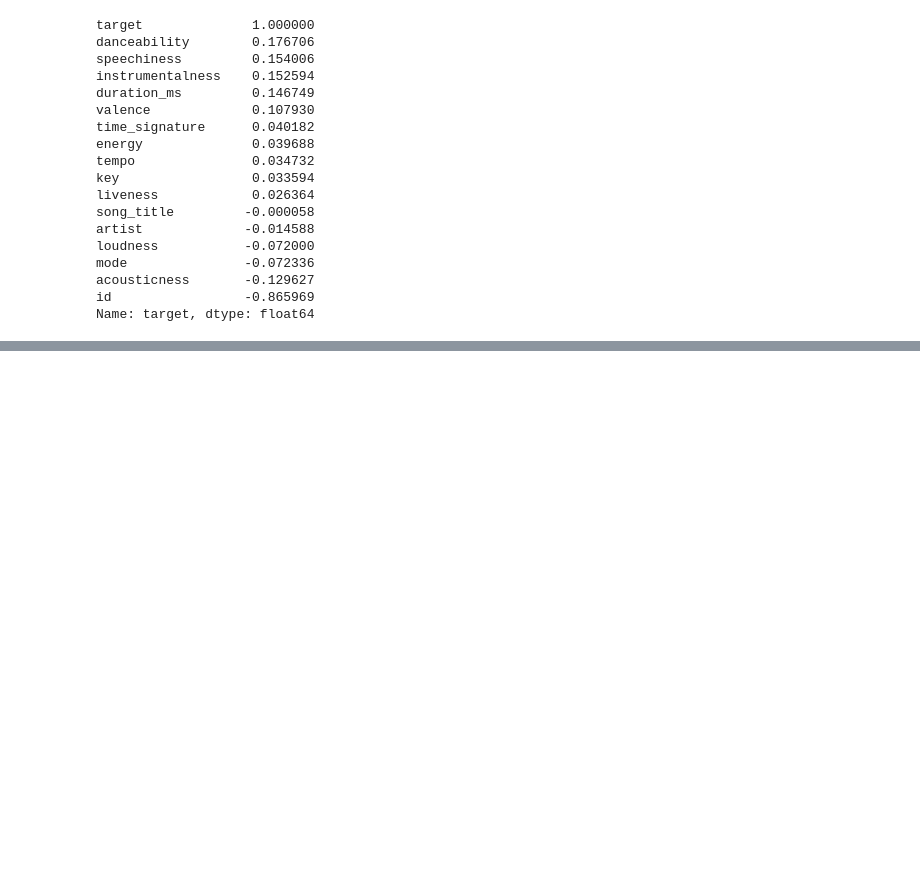
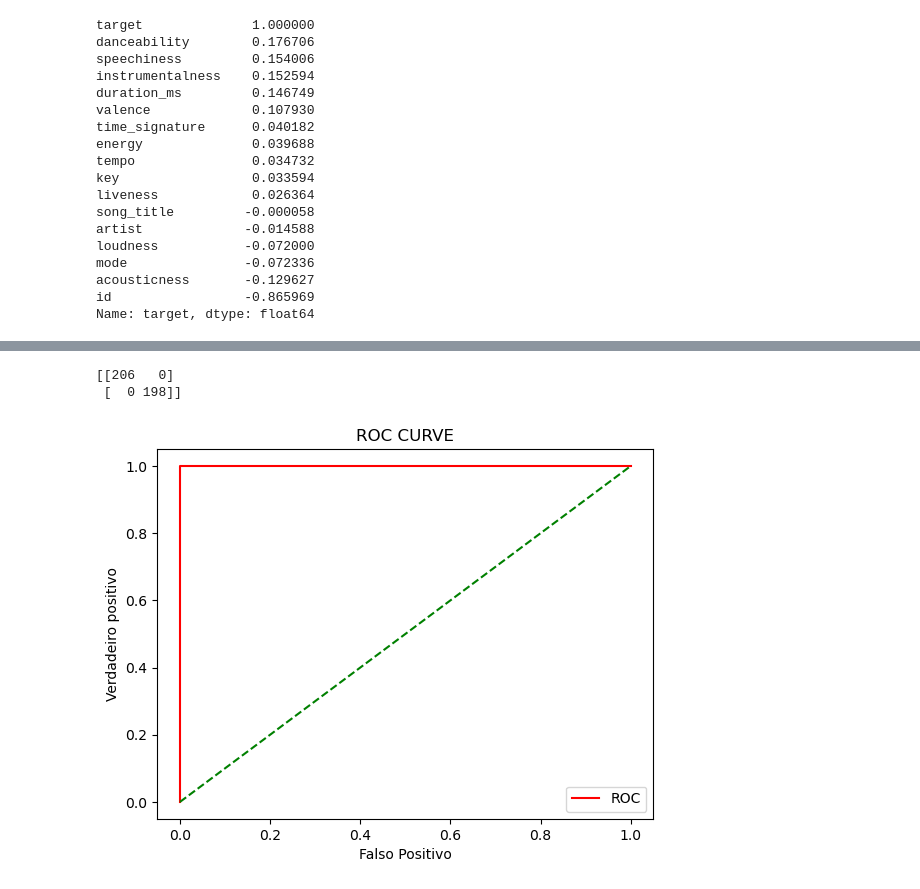
Before and after one commit to dougbatista/fiap, a Jupyter notebook: Deep learning/Notebooks/Ex_3.ipynb, the cells around one changed output, grey strips where cells are left out. Saved outputs shown, nothing was run; the diff lists cells and outputs as text; code cells hidden in the pictures; blank space fills up the shorter version.

```diff
--- a/Deep learning/Notebooks/Ex_3.ipynb
+++ b/Deep learning/Notebooks/Ex_3.ipynb
@@ -244,0 +310,4 @@ Epoch 800/800
+# %%
+y_hat = model_2.predict(X_test)
+predicted = append_to_binary_results(y_hat, 0.55)
+report(y_test, predicted)
@@ -244,0 +324,9 @@ Epoch 800/800
+# %%
+_confusion_matrix(y_test, predicted)
+# %% [output]
+[[206   0]
+ [  0 198]]
+# %%
+plot_roc_curve(y_test, predicted)
+# %% [output]
+[figure, added]
```
Also changed, not shown: parts of 11 cells of this notebook, 2 other files.
